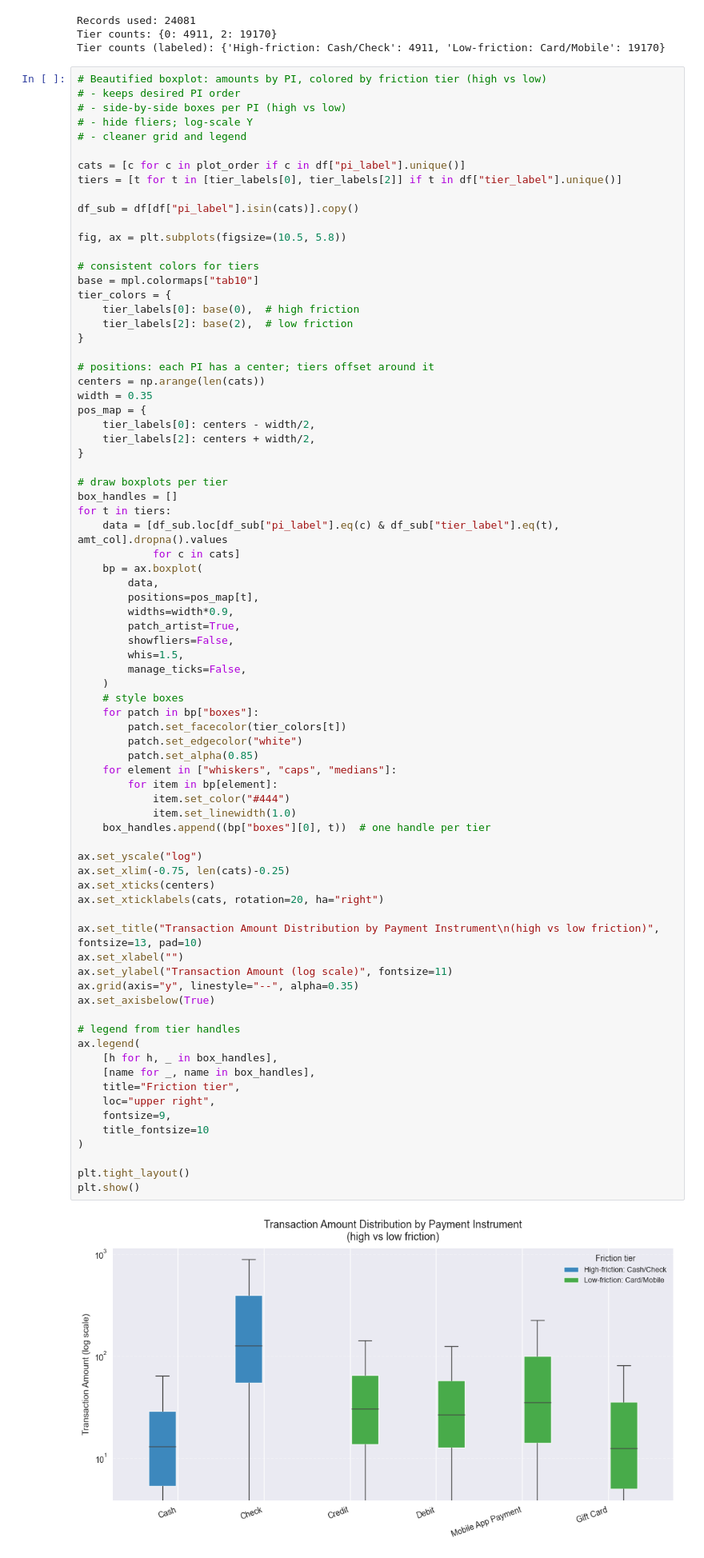
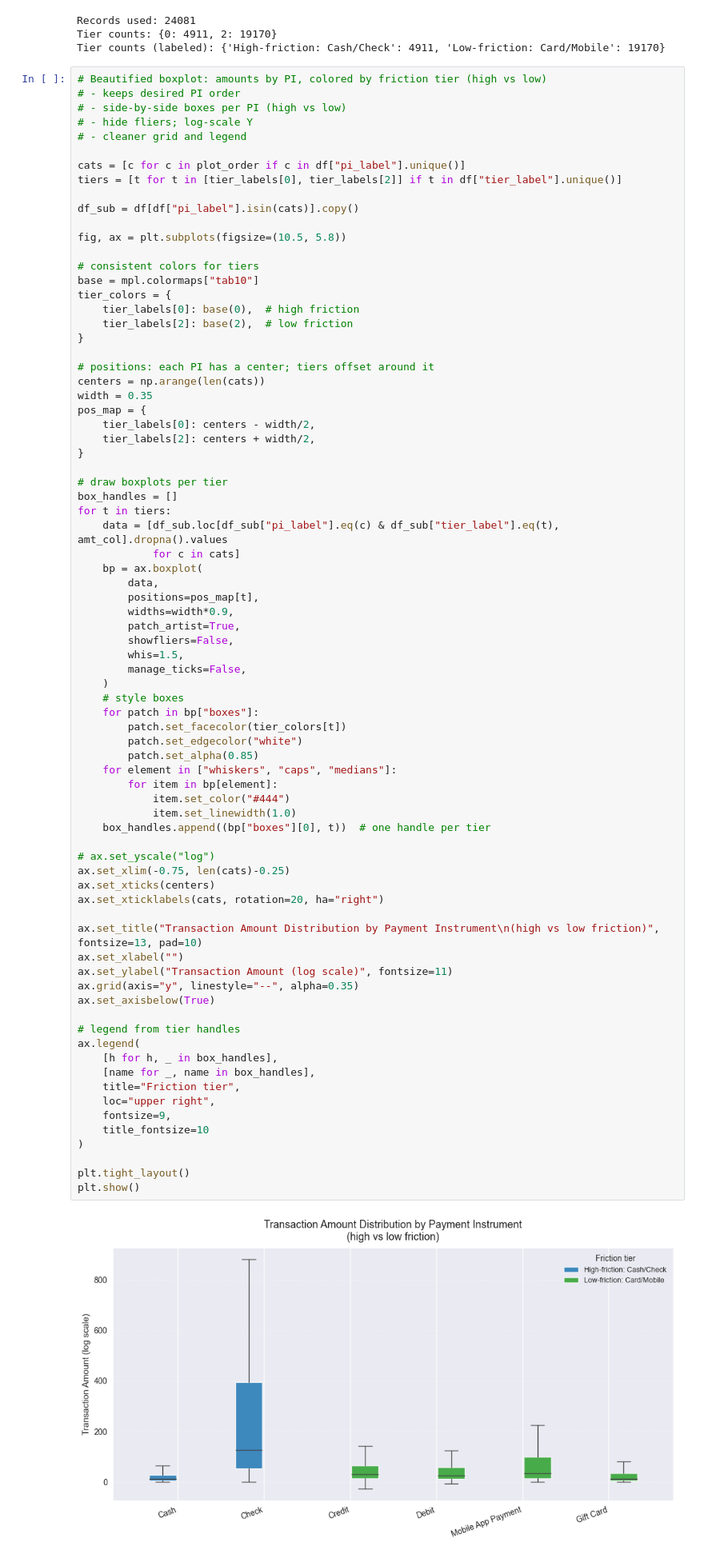
Before and after one commit to JerroldH/dcpc-friction-dml, a Jupyter notebook: notebooks/02_build_inperson_day.ipynb, the cells around one changed output. Shown at 80% size. Saved outputs shown, nothing was run; the diff lists cells and outputs as text.

Commit message:
fixed the merch type visualization in 02; removed redundant covariates in 03-B

```diff
--- a/notebooks/02_build_inperson_day.ipynb
+++ b/notebooks/02_build_inperson_day.ipynb
@@ -680,32 +782,32 @@ for t in tiers:
         patch.set_alpha(0.85)
     for element in ["whiskers", "caps", "medians"]:
         for item in bp[element]:
             item.set_color("#444")
             item.set_linewidth(1.0)
     box_handles.append((bp["boxes"][0], t))  # one handle per tier
 
-ax.set_yscale("log")
+# ax.set_yscale("log")
 ax.set_xlim(-0.75, len(cats)-0.25)
 ax.set_xticks(centers)
 ax.set_xticklabels(cats, rotation=20, ha="right")
 
 ax.set_title("Transaction Amount Distribution by Payment Instrument\n(high vs low friction)", fontsize=13, pad=10)
 ax.set_xlabel("")
 ax.set_ylabel("Transaction Amount (log scale)", fontsize=11)
 ax.grid(axis="y", linestyle="--", alpha=0.35)
 ax.set_axisbelow(True)
 
 # legend from tier handles
 ax.legend(
     [h for h, _ in box_handles],
     [name for _, name in box_handles],
     title="Friction tier",
     loc="upper right",
     fontsize=9,
     title_fontsize=10
 )
 
 plt.tight_layout()
 plt.show()
 # %% [output]
-[figure, old version]
+[figure, new version]
```
Also changed, not shown: parts of 5 cells of this notebook, 1 other file.
